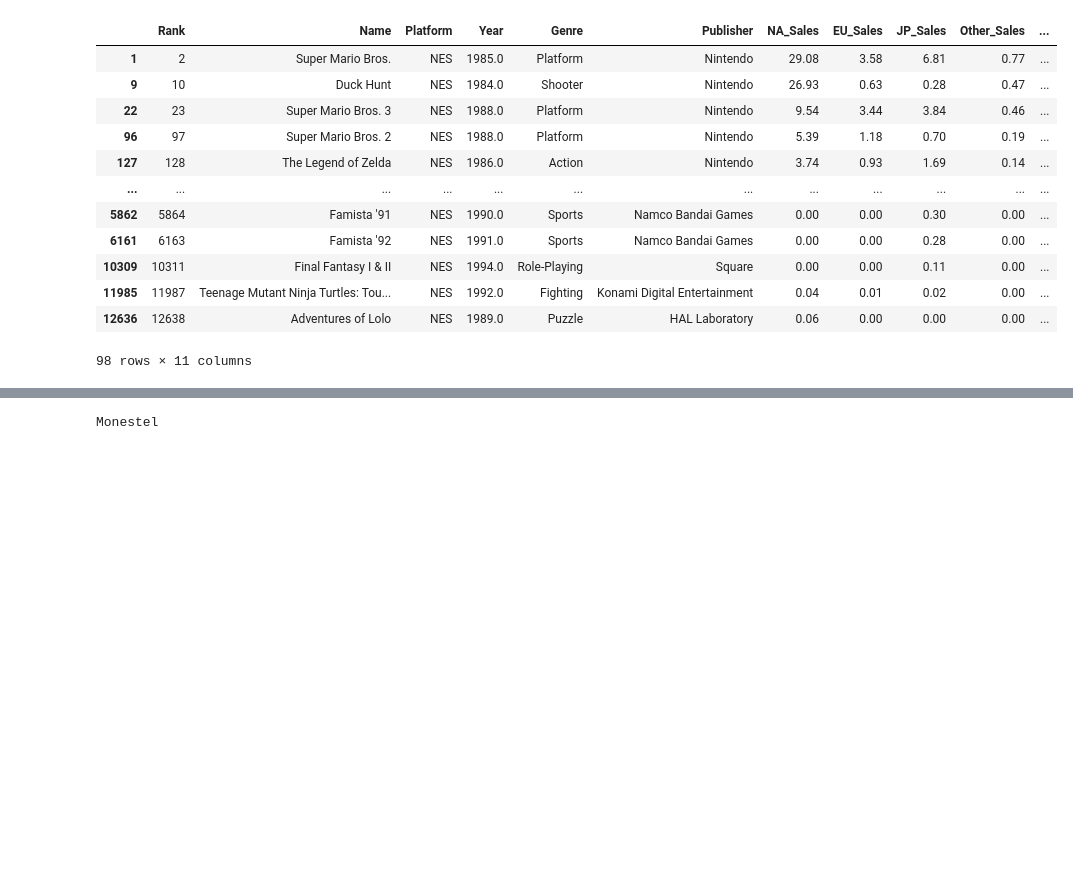
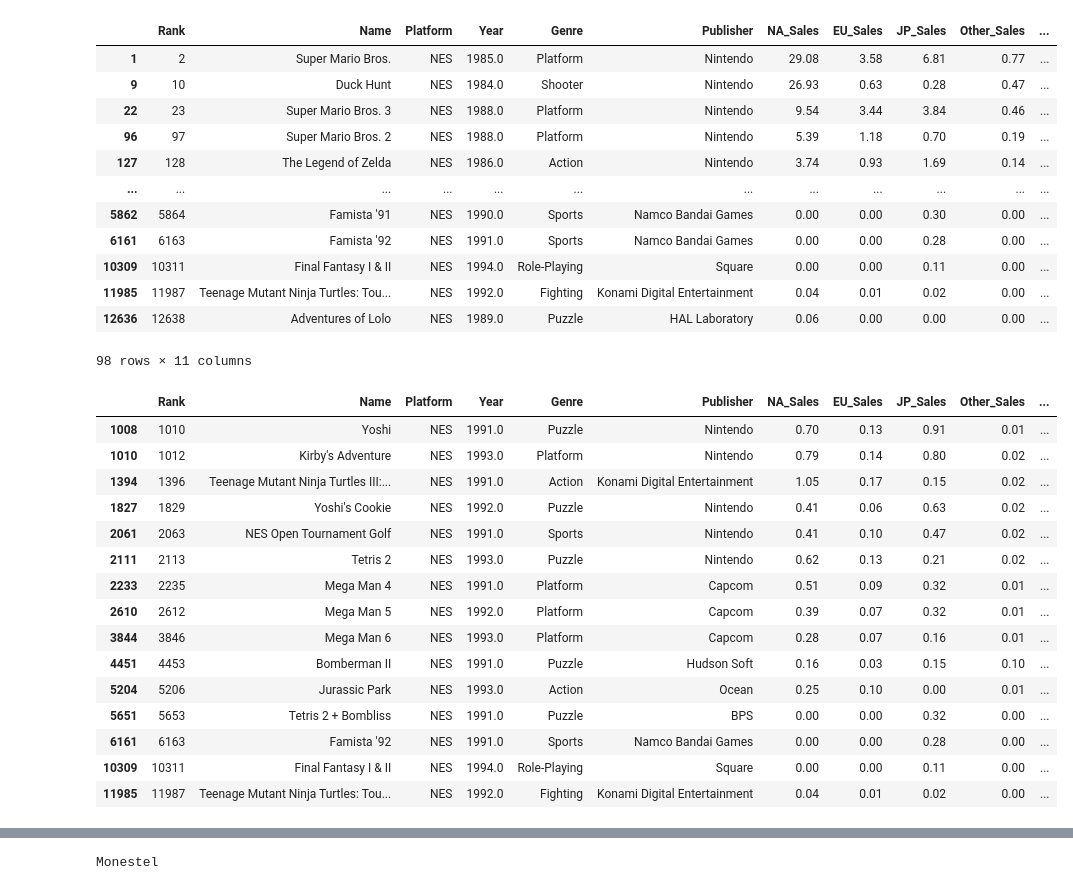
Before and after one commit to pkiserver/MasterDataChemical, a Jupyter notebook: Welcome_To_Colaboratory.ipynb, the cells around one changed output, grey strips where cells are left out. Drawn from its saved outputs; the diff is of its cells as text; code cells hidden in the pictures; blank space fills up the shorter version.

```diff
--- a/Welcome_To_Colaboratory.ipynb
+++ b/Welcome_To_Colaboratory.ipynb
@@ -165,3 +185,23 @@ juegos.loc[(juegos['Platform'] =='NES')]
 | 11985 | 11987 | Teenage Mutant Ninja Turtles: Tou... | NES | 1992.0 | Fighting | Konami Digital Entertainment | 0.04 | 0.01 | 0.02 | 0.00 | ... |
 | 12636 | 12638 | Adventures of Lolo | NES | 1989.0 | Puzzle | HAL Laboratory | 0.06 | 0.00 | 0.00 | 0.00 | ... |
 98 rows × 11 columns
+# %%
+juegos.loc[(juegos['Platform'] =='NES') & (juegos['Year'] > 1990)]
+#juegos.loc[(juegos['Platform'] =='NES') & (juegos['Year'] > 1990)]
+# %% [output]
+|  | Rank | Name | Platform | Year | Genre | Publisher | NA_Sales | EU_Sales | JP_Sales | Other_Sales | ... |
+| 1008 | 1010 | Yoshi | NES | 1991.0 | Puzzle | Nintendo | 0.70 | 0.13 | 0.91 | 0.01 | ... |
+| 1010 | 1012 | Kirby's Adventure | NES | 1993.0 | Platform | Nintendo | 0.79 | 0.14 | 0.80 | 0.02 | ... |
+| 1394 | 1396 | Teenage Mutant Ninja Turtles III:... | NES | 1991.0 | Action | Konami Digital Entertainment | 1.05 | 0.17 | 0.15 | 0.02 | ... |
+| 1827 | 1829 | Yoshi's Cookie | NES | 1992.0 | Puzzle | Nintendo | 0.41 | 0.06 | 0.63 | 0.02 | ... |
+| 2061 | 2063 | NES Open Tournament Golf | NES | 1991.0 | Sports | Nintendo | 0.41 | 0.10 | 0.47 | 0.02 | ... |
+| 2111 | 2113 | Tetris 2 | NES | 1993.0 | Puzzle | Nintendo | 0.62 | 0.13 | 0.21 | 0.02 | ... |
+| 2233 | 2235 | Mega Man 4 | NES | 1991.0 | Platform | Capcom | 0.51 | 0.09 | 0.32 | 0.01 | ... |
+| 2610 | 2612 | Mega Man 5 | NES | 1992.0 | Platform | Capcom | 0.39 | 0.07 | 0.32 | 0.01 | ... |
+| 3844 | 3846 | Mega Man 6 | NES | 1993.0 | Platform | Capcom | 0.28 | 0.07 | 0.16 | 0.01 | ... |
+| 4451 | 4453 | Bomberman II | NES | 1991.0 | Puzzle | Hudson Soft | 0.16 | 0.03 | 0.15 | 0.10 | ... |
+| 5204 | 5206 | Jurassic Park | NES | 1993.0 | Action | Ocean | 0.25 | 0.10 | 0.00 | 0.01 | ... |
+| 5651 | 5653 | Tetris 2 + Bombliss | NES | 1991.0 | Puzzle | BPS | 0.00 | 0.00 | 0.32 | 0.00 | ... |
+| 6161 | 6163 | Famista '92 | NES | 1991.0 | Sports | Namco Bandai Games | 0.00 | 0.00 | 0.28 | 0.00 | ... |
+| 10309 | 10311 | Final Fantasy I & II | NES | 1994.0 | Role-Playing | Square | 0.00 | 0.00 | 0.11 | 0.00 | ... |
+| 11985 | 11987 | Teenage Mutant Ninja Turtles: Tou... | NES | 1992.0 | Fighting | Konami Digital Entertainment | 0.04 | 0.01 | 0.02 | 0.00 | ... |
```
Also changed, not shown: parts of 4 cells of this notebook.
